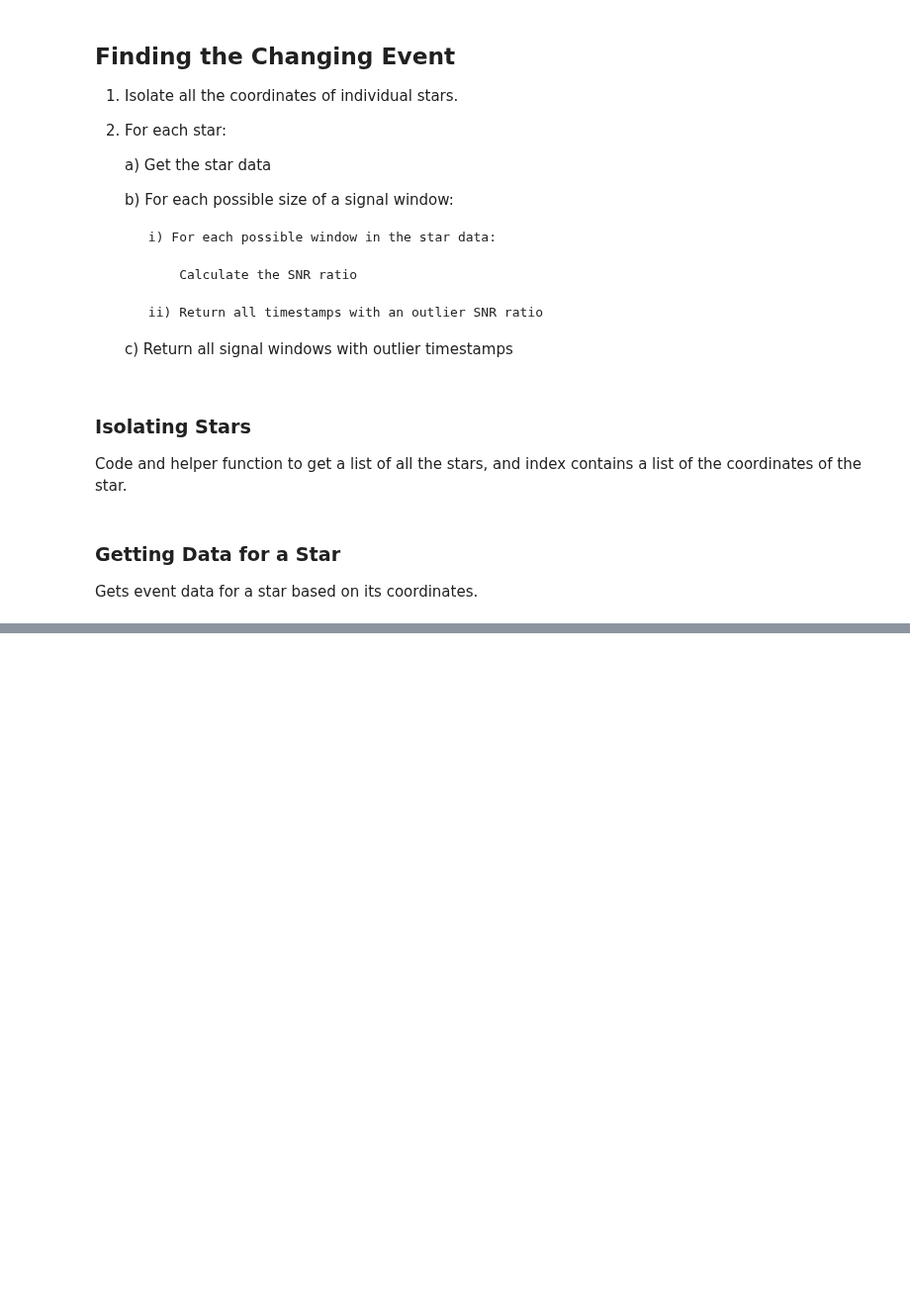
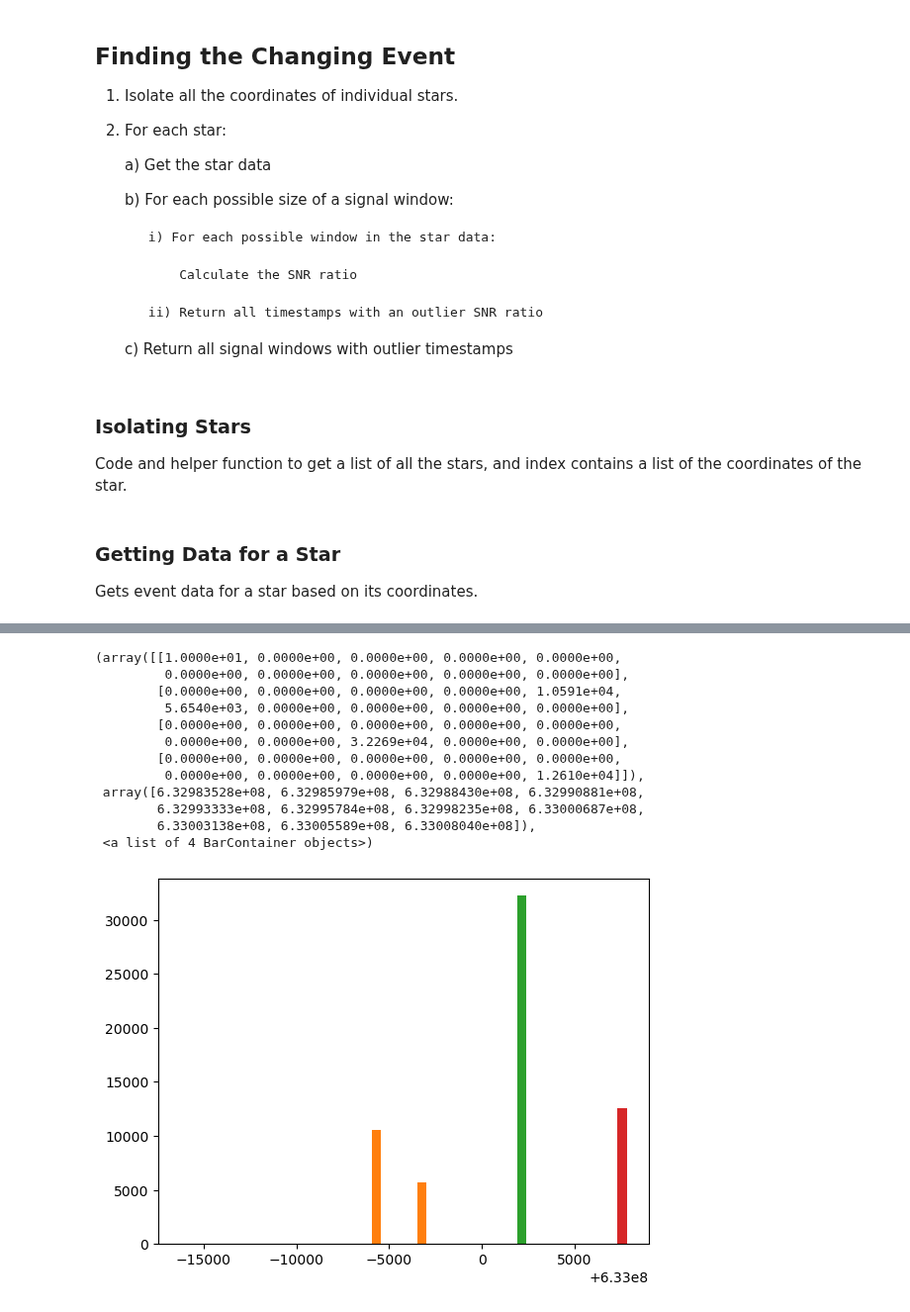
Before and after one commit to saphiooo/counting_stars, a Jupyter notebook: swift_uvot_events.ipynb, the cells around one changed output, grey strips where cells are left out. Shown at 99% size. Drawn from its saved outputs; the diff is of its cells as text; code cells hidden in the pictures; blank space fills up the shorter version.

```diff
--- a/swift_uvot_events.ipynb
+++ b/swift_uvot_events.ipynb
@@ -564,0 +539,13 @@ def visualizeStarTS (starData, binsize=5, xmin=632980000, xmax=633020000, window
+# %%
+## Split mass of data into contiguous intervals.
+def splitInterval (starData):
+    starData.sort()
+    intervals = []
+    interval = []
+    for i in range(1, len(starData)):
+        if (starData[i] - starData[i - 1] > 2500):
+            intervals.append(np.array(interval))
+            interval = [starData[i]]
+        else:
+            interval.append(starData[i])
+    return intervals
@@ -564,0 +585,17 @@ def visualizeStarTS (starData, binsize=5, xmin=632980000, xmax=633020000, window
+# %%
+intervals = splitInterval(starData['TIME'])
+plt.hist(intervals[:])
+# %% [output]
+(array([[1.0000e+01, 0.0000e+00, 0.0000e+00, 0.0000e+00, 0.0000e+00,
+         0.0000e+00, 0.0000e+00, 0.0000e+00, 0.0000e+00, 0.0000e+00],
+        [0.0000e+00, 0.0000e+00, 0.0000e+00, 0.0000e+00, 1.0591e+04,
+         5.6540e+03, 0.0000e+00, 0.0000e+00, 0.0000e+00, 0.0000e+00],
+        [0.0000e+00, 0.0000e+00, 0.0000e+00, 0.0000e+00, 0.0000e+00,
+         0.0000e+00, 0.0000e+00, 3.2269e+04, 0.0000e+00, 0.0000e+00],
+        [0.0000e+00, 0.0000e+00, 0.0000e+00, 0.0000e+00, 0.0000e+00,
+         0.0000e+00, 0.0000e+00, 0.0000e+00, 0.0000e+00, 1.2610e+04]]),
+ array([6.32983528e+08, 6.32985979e+08, 6.32988430e+08, 6.32990881e+08,
+        6.32993333e+08, 6.32995784e+08, 6.32998235e+08, 6.33000687e+08,
+        6.33003138e+08, 6.33005589e+08, 6.33008040e+08]),
+ <a list of 4 BarContainer objects>)
+[figure, added]
```
Also changed, not shown: parts of 42 cells of this notebook.
